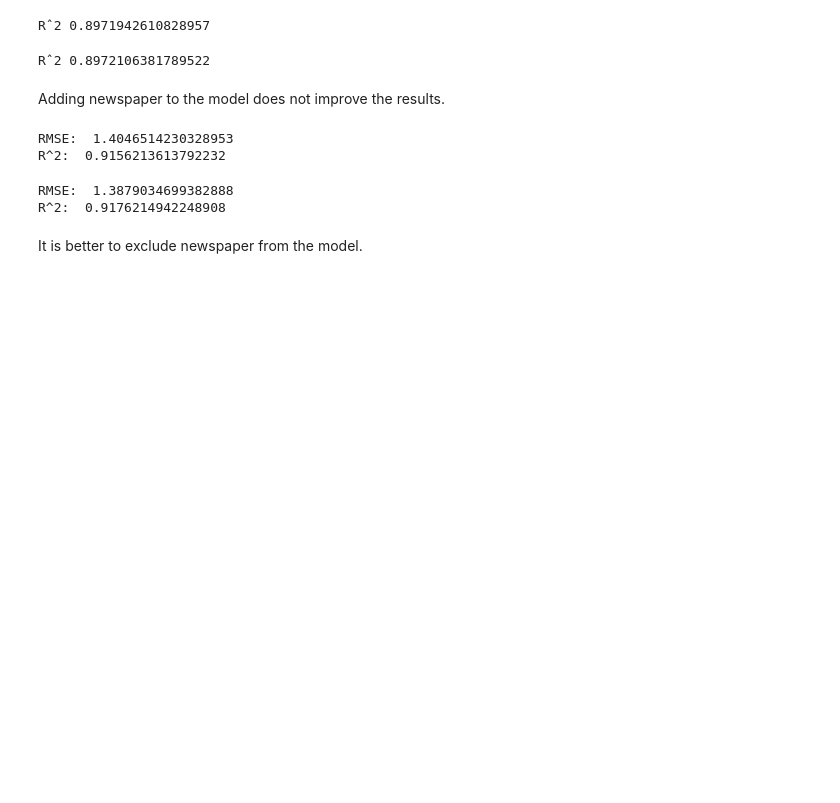
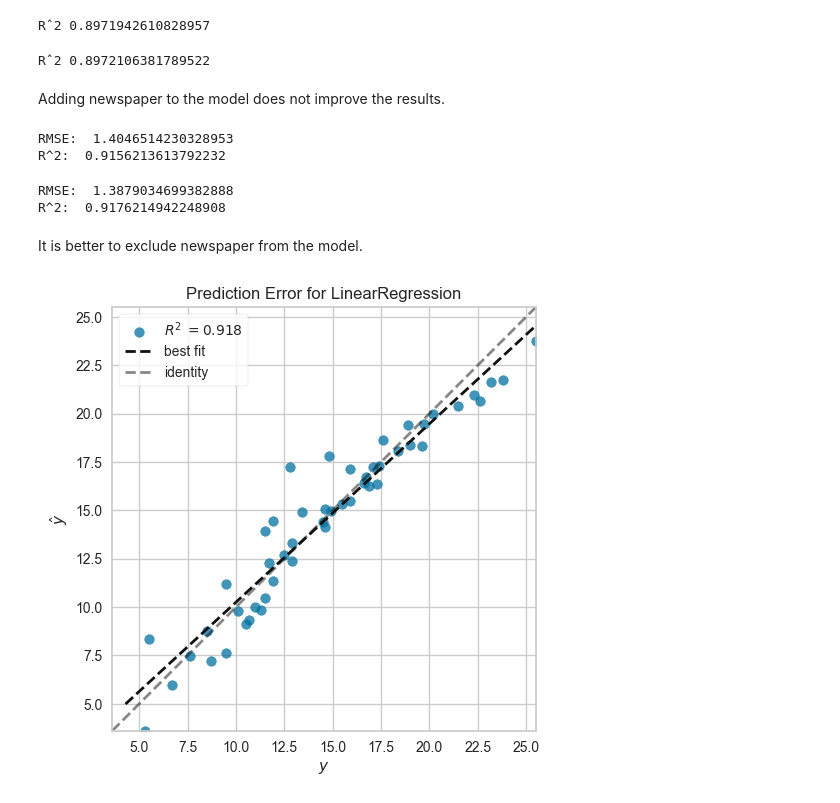
Before and after one commit to gilbertodemelo/multilinear_regression_scikit, a Jupyter notebook: advertising_analysis.ipynb, the cells around one changed output. Cells and saved outputs as stored; diff of their text form; code cells hidden in the pictures; blank space fills up the shorter version.

```diff
--- a/advertising_analysis.ipynb
+++ b/advertising_analysis.ipynb
@@ -103,3 +103,11 @@ RMSE:  1.3879034699382888
 R^2:  0.9176214942248908
 # %% [markdown]
 It is better to exclude newspaper from the model.
+# %%
+from yellowbrick.regressor import PredictionError, ResidualsPlot
+
+visualizer = PredictionError(lm5).fit(X_train, y_train)
+visualizer.score(X_test, y_test)
+visualizer.poof();
+# %% [output]
+[figure, added]
```
